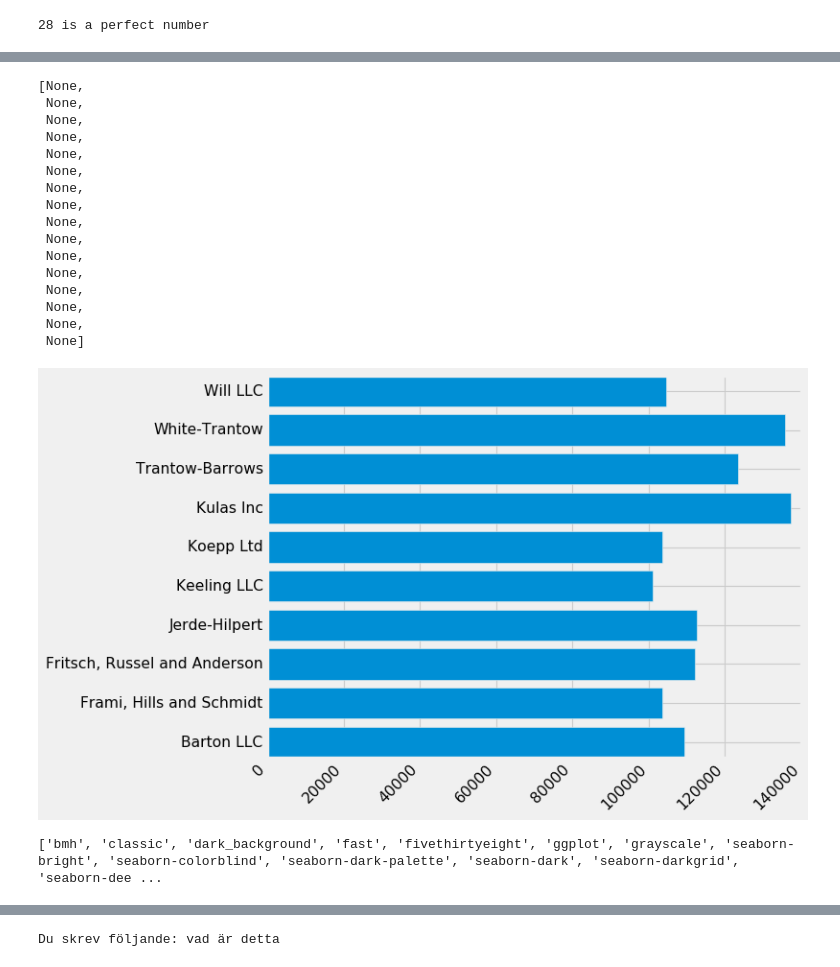
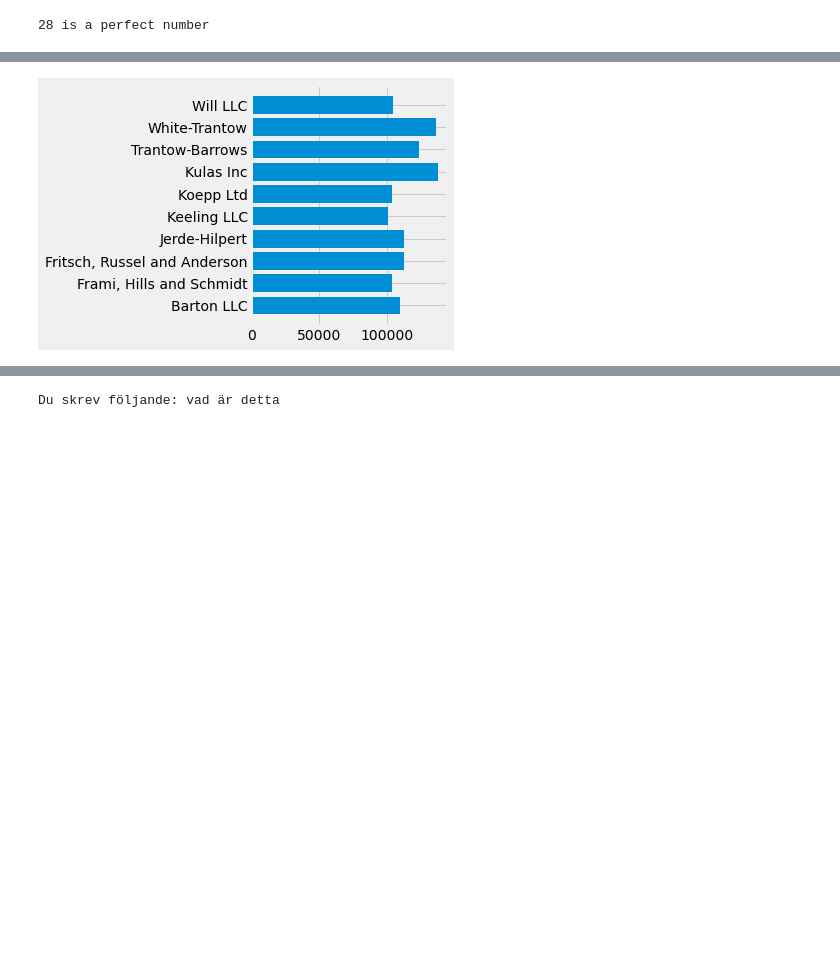
Before and after one commit to pergran1/Functions-and-practice, a Jupyter notebook: Function training.ipynb, the cells around one changed output, grey strips where cells are left out. Drawn from its saved outputs; the diff is of its cells as text; code cells hidden in the pictures; blank space fills up the shorter version.

```diff
--- a/Function training.ipynb
+++ b/Function training.ipynb
@@ -523,31 +334,9 @@ group_mean = np.mean(group_data)
 # %%
 plt.style.use('fivethirtyeight')
 fig, ax = plt.subplots()
 ax.barh(group_names, group_data)
 #ax.bar(group_names, group_data)
 
 labels = ax.get_xticklabels()
-plt.setp(labels, rotation=45, horizontalalignment='right')
 # %% [output]
-[None,
- None,
- None,
- None,
- None,
- None,
- None,
- None,
- None,
- None,
- None,
- None,
- None,
- None,
- None,
- None]
-[figure, old version]
+[figure, new version]
-# %%
-# Styles som finns för matplot lib
-print(plt.style.available)
-# %% [output]
-['bmh', 'classic', 'dark_background', 'fast', 'fivethirtyeight', 'ggplot', 'grayscale', 'seaborn-bright', 'seaborn-colorblind', 'seaborn-dark-palette', 'seaborn-dark', 'seaborn-darkgrid', 'seaborn-dee ...
```
Also changed, not shown: parts of 29 cells of this notebook.
